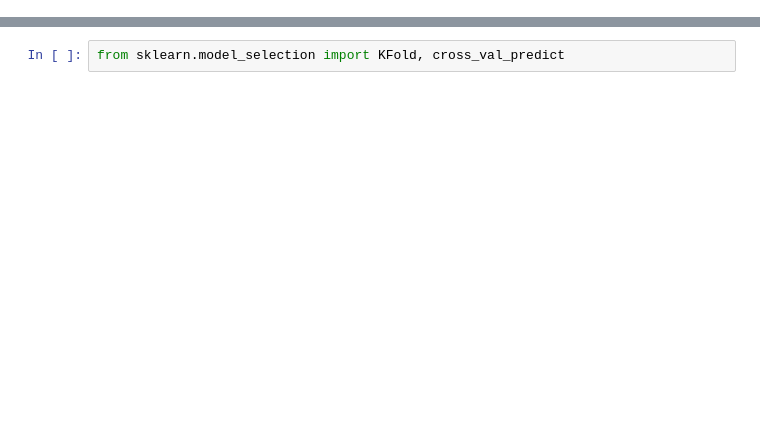
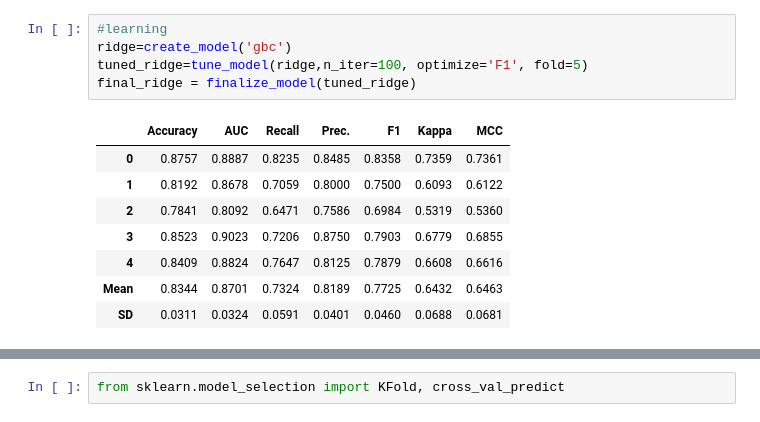
Before and after one commit to YumizSui/kaggle-ipynb, a Jupyter notebook: titanic/titanic.ipynb, the cells around one changed output, grey strips where cells are left out. Saved outputs shown, nothing was run; the diff lists cells and outputs as text; blank space fills up the shorter version.

```diff
--- a/titanic/titanic.ipynb
+++ b/titanic/titanic.ipynb
@@ -115,0 +149,14 @@ len(y_Data)
+# %%
+#learning
+ridge=create_model('gbc')
+tuned_ridge=tune_model(ridge,n_iter=100, optimize='F1', fold=5)
+final_ridge = finalize_model(tuned_ridge)
+# %% [output]
+|  | Accuracy | AUC | Recall | Prec. | F1 | Kappa | MCC |
+| 0 | 0.8757 | 0.8887 | 0.8235 | 0.8485 | 0.8358 | 0.7359 | 0.7361 |
+| 1 | 0.8192 | 0.8678 | 0.7059 | 0.8000 | 0.7500 | 0.6093 | 0.6122 |
+| 2 | 0.7841 | 0.8092 | 0.6471 | 0.7586 | 0.6984 | 0.5319 | 0.5360 |
+| 3 | 0.8523 | 0.9023 | 0.7206 | 0.8750 | 0.7903 | 0.6779 | 0.6855 |
+| 4 | 0.8409 | 0.8824 | 0.7647 | 0.8125 | 0.7879 | 0.6608 | 0.6616 |
+| Mean | 0.8344 | 0.8701 | 0.7324 | 0.8189 | 0.7725 | 0.6432 | 0.6463 |
+| SD | 0.0311 | 0.0324 | 0.0591 | 0.0401 | 0.0460 | 0.0688 | 0.0681 |
```
Also changed, not shown: parts of 53 cells of this notebook.
